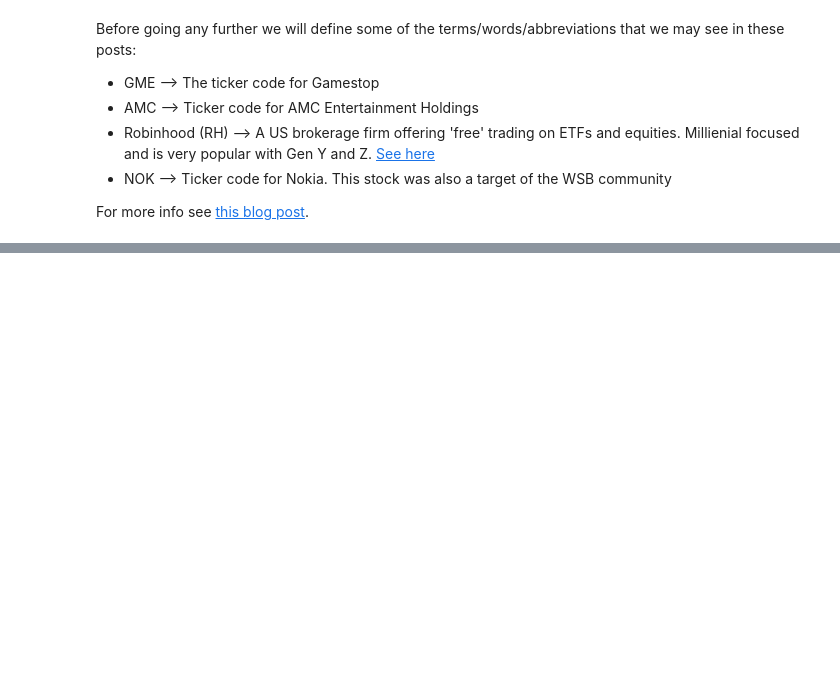
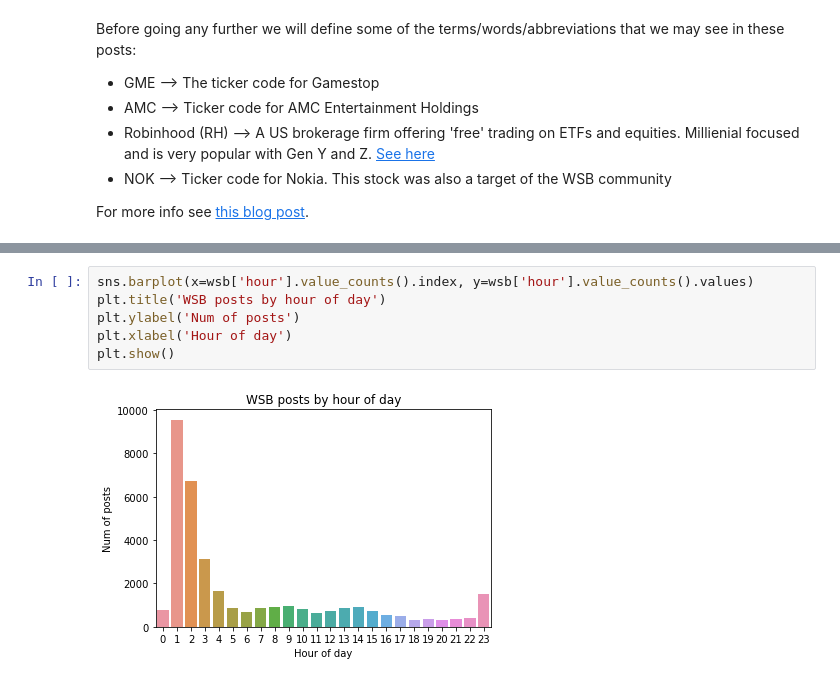
Before and after one commit to JoshyB14/Wall-Street-Bets-Reddit, a Jupyter notebook: WSB_post_analysis.ipynb, the cells around one changed output, grey strips where cells are left out. Drawn from its saved outputs; the diff is of its cells as text; blank space fills up the shorter version.

```diff
--- a/WSB_post_analysis.ipynb
+++ b/WSB_post_analysis.ipynb
@@ -114,0 +179,8 @@ ConversionError: Failed to convert value(s) to axis units: ['Mon', 'Tues', 'Wed'
+# %%
+sns.barplot(x=wsb['hour'].value_counts().index, y=wsb['hour'].value_counts().values)
+plt.title('WSB posts by hour of day')
+plt.ylabel('Num of posts')
+plt.xlabel('Hour of day')
+plt.show()
+# %% [output]
+[figure, added]
```
Also changed, not shown: parts of 12 cells of this notebook, 1 other file.
